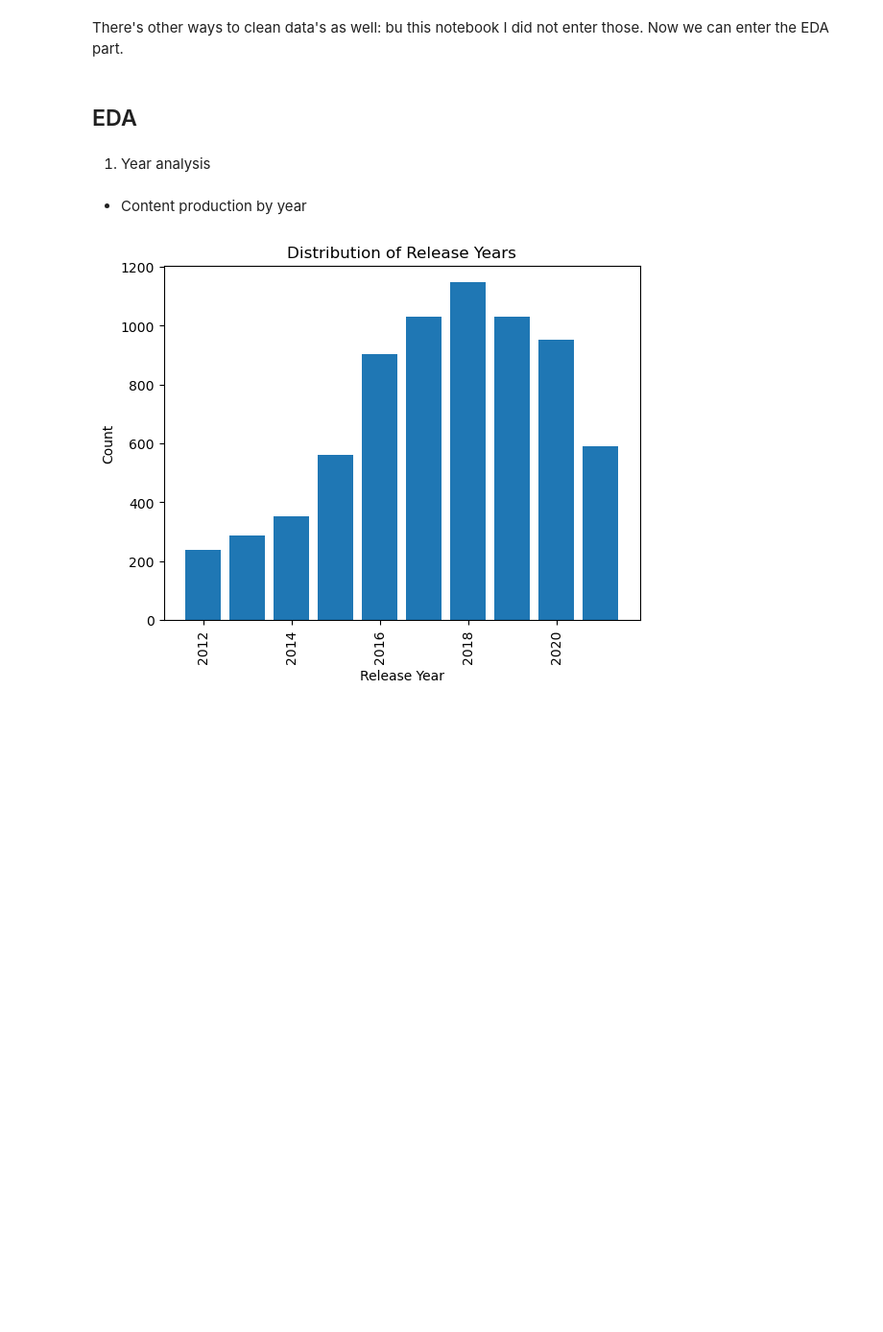
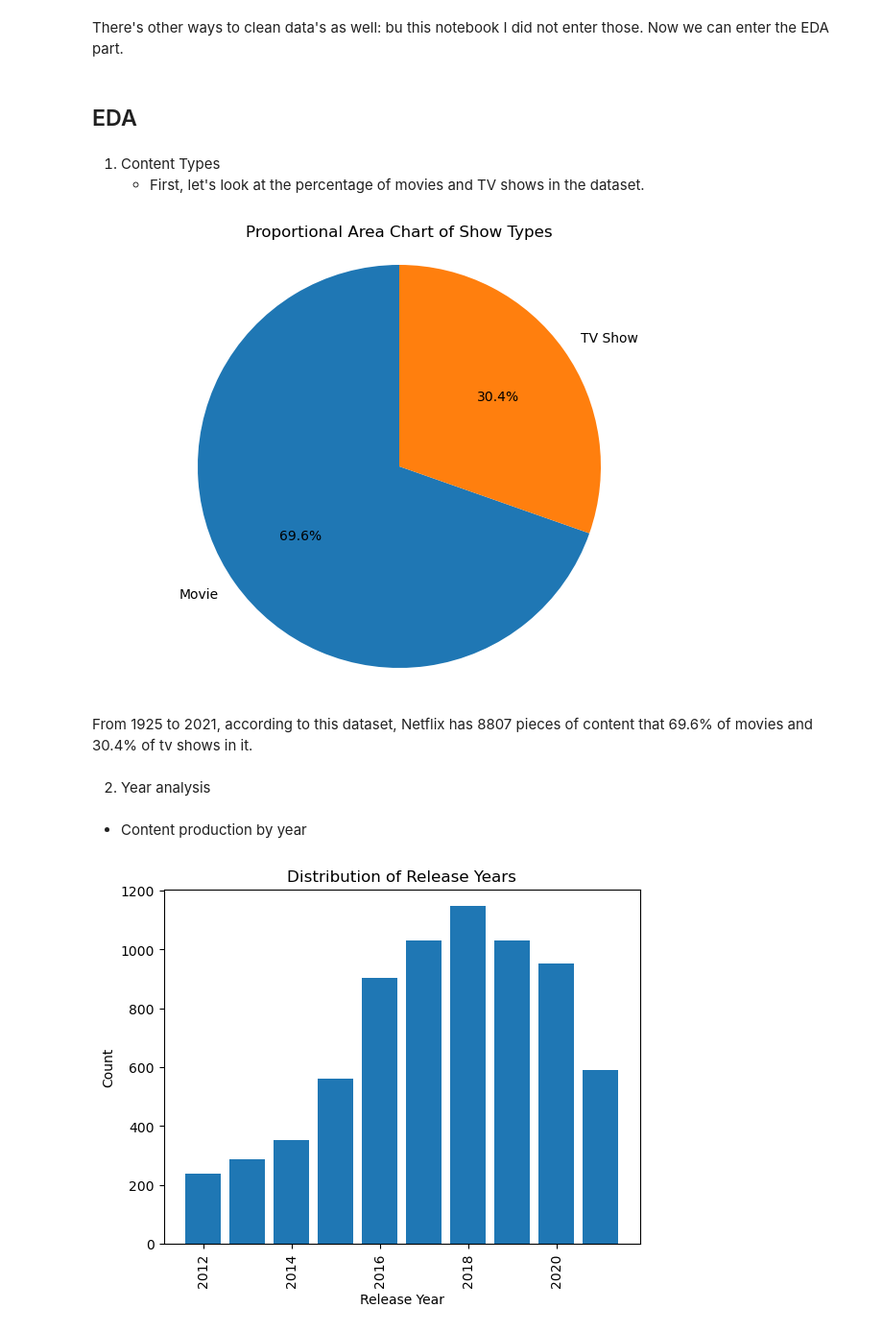
Before and after one commit to enescatagan/Netflix-EDA, a Jupyter notebook: netflix_eda.ipynb, the cells around one changed output. Shown at 96% size. Saved outputs shown, nothing was run; the diff lists cells and outputs as text; code cells hidden in the pictures; blank space fills up the shorter version.

```diff
--- a/netflix_eda.ipynb
+++ b/netflix_eda.ipynb
@@ -307,8 +308,28 @@ For other columns data we can't see wrong data's with visualizing it. Because un
 There's other ways to clean data's as well: bu this notebook I did not enter those. Now we can enter the EDA part.
 # %% [markdown]
 ## EDA
+# %% [markdown]
+1. Content Types
+   * First, let's look at the percentage of movies and TV shows in the dataset.
+# %%
+type_counts = df['type'].value_counts()
+total_shows = type_counts.sum()
+
+# Calculate proportions
+proportions = type_counts / total_shows
+
+# Plotting the proportional area chart
+plt.figure(figsize=(8, 6))
+plt.pie(proportions, labels=proportions.index, autopct='%1.1f%%', startangle=90)
+plt.axis('equal')
+plt.title('Proportional Area Chart of Show Types')
+plt.show()
+# %% [output]
+[figure, added]
+# %% [markdown]
+From 1925 to 2021, according to this dataset, Netflix has 8807 pieces of content that 69.6% of movies and 30.4% of tv shows in it.
 # %% [markdown]
-   1. Year analysis
+   2. Year analysis
 # %% [markdown]
 * Content production by year
 # %%
```
Also changed, not shown: parts of 5 cells of this notebook.
